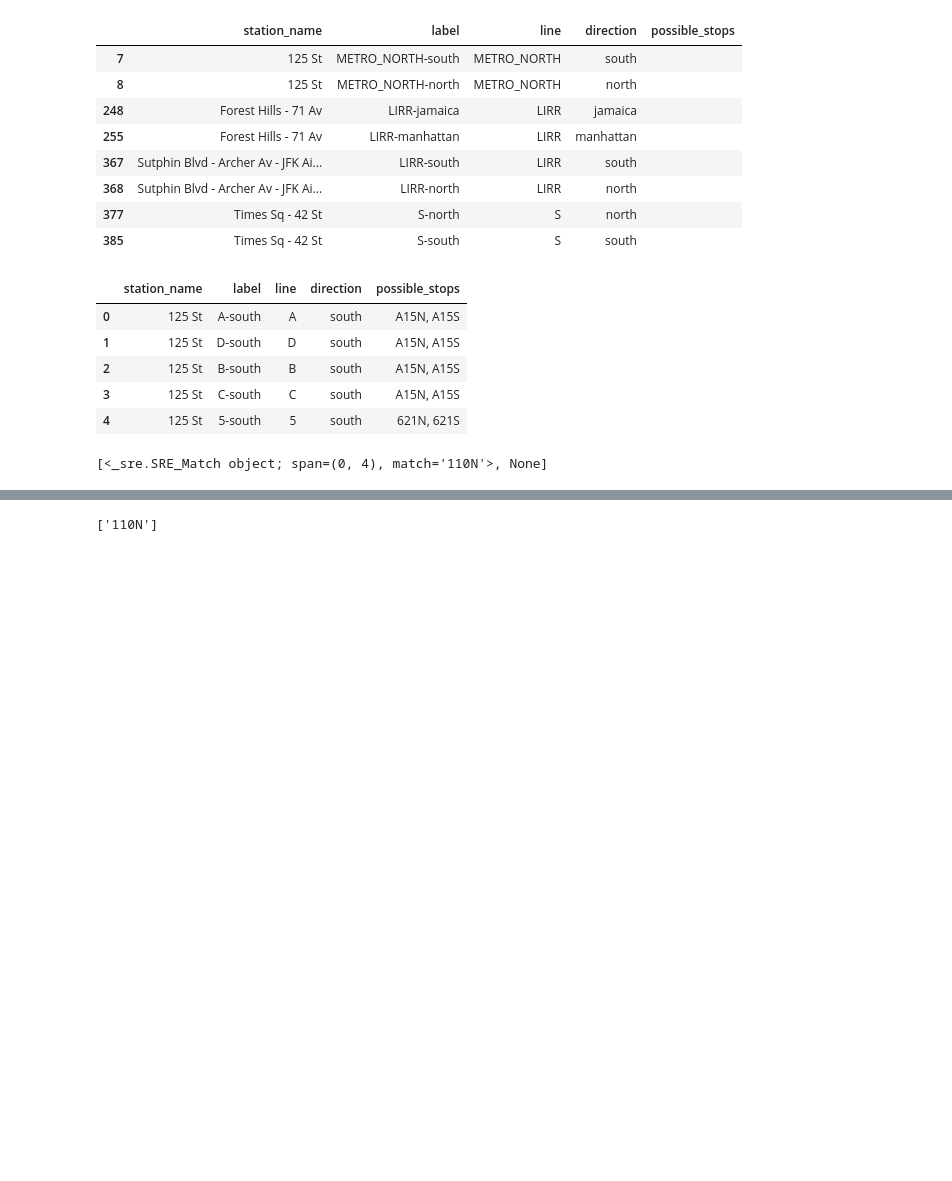
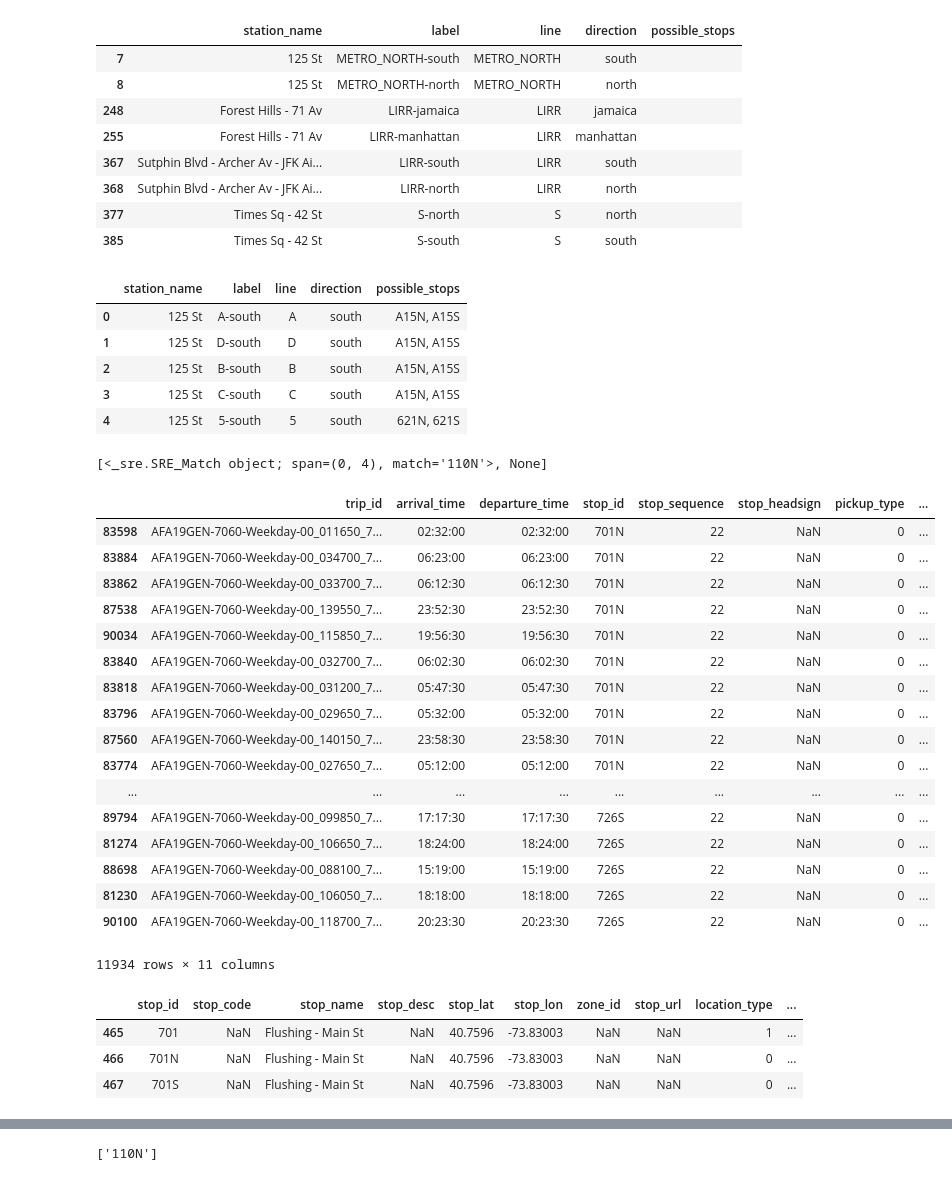
Before and after one commit to tsdataclinic/mta, a Jupyter notebook: notebooks/network/GTFS_Elevator_map.ipynb, the cells around one changed output, grey strips where cells are left out. Saved outputs shown, nothing was run; the diff lists cells and outputs as text; code cells hidden in the pictures; blank space fills up the shorter version.

```diff
--- a/notebooks/network/GTFS_Elevator_map.ipynb
+++ b/notebooks/network/GTFS_Elevator_map.ipynb
@@ -286,3 +290,31 @@ ee.head()
 # [re.findall('N',x) for x in ee.stop_ids[0].split(',')]
 # %% [output]
 [<_sre.SRE_Match object; span=(0, 4), match='110N'>, None]
+# %%
+weekday[weekday.stop_id.str.startswith('7')].sort_values('stop_id')
+# %% [output]
+|  | trip_id | arrival_time | departure_time | stop_id | stop_sequence | stop_headsign | pickup_type | ... |
+| 83598 | AFA19GEN-7060-Weekday-00_011650_7... | 02:32:00 | 02:32:00 | 701N | 22 | NaN | 0 | ... |
+| 83884 | AFA19GEN-7060-Weekday-00_034700_7... | 06:23:00 | 06:23:00 | 701N | 22 | NaN | 0 | ... |
+| 83862 | AFA19GEN-7060-Weekday-00_033700_7... | 06:12:30 | 06:12:30 | 701N | 22 | NaN | 0 | ... |
+| 87538 | AFA19GEN-7060-Weekday-00_139550_7... | 23:52:30 | 23:52:30 | 701N | 22 | NaN | 0 | ... |
+| 90034 | AFA19GEN-7060-Weekday-00_115850_7... | 19:56:30 | 19:56:30 | 701N | 22 | NaN | 0 | ... |
+| 83840 | AFA19GEN-7060-Weekday-00_032700_7... | 06:02:30 | 06:02:30 | 701N | 22 | NaN | 0 | ... |
+| 83818 | AFA19GEN-7060-Weekday-00_031200_7... | 05:47:30 | 05:47:30 | 701N | 22 | NaN | 0 | ... |
+| 83796 | AFA19GEN-7060-Weekday-00_029650_7... | 05:32:00 | 05:32:00 | 701N | 22 | NaN | 0 | ... |
+| 87560 | AFA19GEN-7060-Weekday-00_140150_7... | 23:58:30 | 23:58:30 | 701N | 22 | NaN | 0 | ... |
+| 83774 | AFA19GEN-7060-Weekday-00_027650_7... | 05:12:00 | 05:12:00 | 701N | 22 | NaN | 0 | ... |
+| ... | ... | ... | ... | ... | ... | ... | ... | ... |
+| 89794 | AFA19GEN-7060-Weekday-00_099850_7... | 17:17:30 | 17:17:30 | 726S | 22 | NaN | 0 | ... |
+| 81274 | AFA19GEN-7060-Weekday-00_106650_7... | 18:24:00 | 18:24:00 | 726S | 22 | NaN | 0 | ... |
+| 88698 | AFA19GEN-7060-Weekday-00_088100_7... | 15:19:00 | 15:19:00 | 726S | 22 | NaN | 0 | ... |
+| 81230 | AFA19GEN-7060-Weekday-00_106050_7... | 18:18:00 | 18:18:00 | 726S | 22 | NaN | 0 | ... |
+| 90100 | AFA19GEN-7060-Weekday-00_118700_7... | 20:23:30 | 20:23:30 | 726S | 22 | NaN | 0 | ... |
+11934 rows × 11 columns
+# %%
+stops_new[stops_new.stop_id.str.contains('701')]
+# %% [output]
+|  | stop_id | stop_code | stop_name | stop_desc | stop_lat | stop_lon | zone_id | stop_url | location_type | ... |
+| 465 | 701 | NaN | Flushing - Main St | NaN | 40.7596 | -73.83003 | NaN | NaN | 1 | ... |
+| 466 | 701N | NaN | Flushing - Main St | NaN | 40.7596 | -73.83003 | NaN | NaN | 0 | ... |
+| 467 | 701S | NaN | Flushing - Main St | NaN | 40.7596 | -73.83003 | NaN | NaN | 0 | ... |
```
Also changed, not shown: parts of 15 cells of this notebook, 1 other file.
